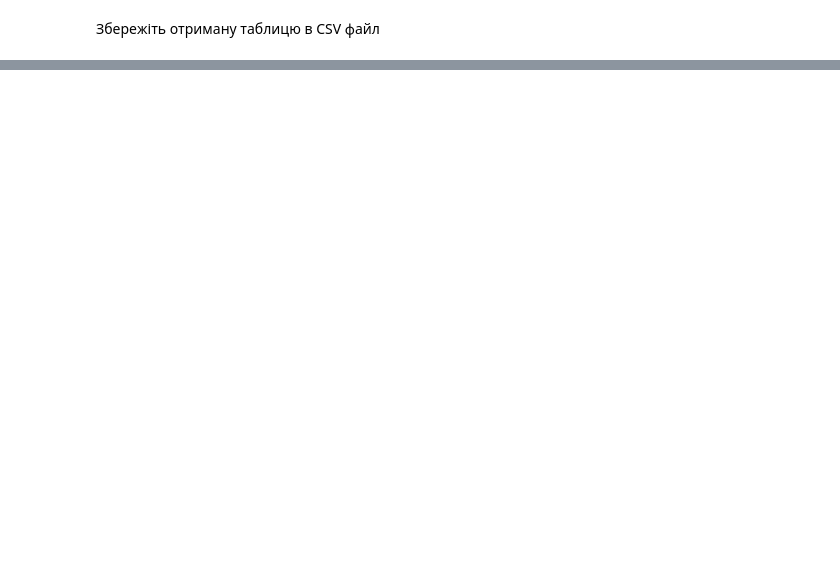
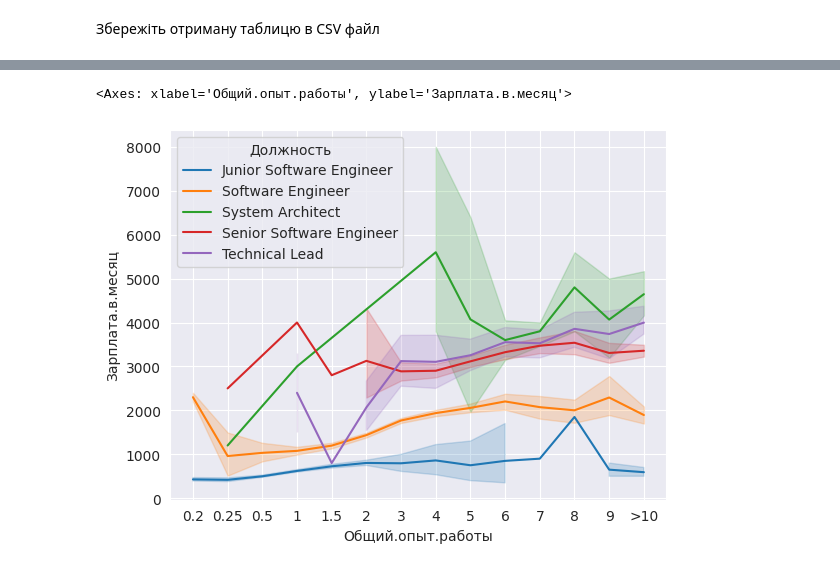
Before and after one commit to OlehVakulchyk/DataScience, a Jupyter notebook: Hw2_2.ipynb, the cells around one changed output, grey strips where cells are left out. Drawn from its saved outputs; the diff is of its cells as text; code cells hidden in the pictures; blank space fills up the shorter version.

```diff
--- a/Hw2_2.ipynb
+++ b/Hw2_2.ipynb
@@ -253,0 +299,16 @@ df11
+# %%
+import seaborn as sns
+sns.set_style("darkgrid")
+
+# Підготовка даних
+# залишаємо тільки ті "Должность", кількість яких більше 6
+df = d_s_without_nan.groupby('Должность').agg({'Зарплата.в.месяц': ['mean', 'count']}).round()
+data = d_s_without_nan[d_s_without_nan['Должность'].isin(df[df['Зарплата.в.месяц','count']>6].index)]
+# змінюємо та сортуємо дані за "Общий.опыт.работы"
+data = data.replace(to_replace={'Общий.опыт.работы':{'10 и более лет': '>10', 'меньше 3 месяцев': '0.2'}})
+data = data.sort_values('Общий.опыт.работы')
+
+sns.lineplot(x='Общий.опыт.работы', y='Зарплата.в.месяц', hue='Должность', data=data)
+# %% [output]
+<Axes: xlabel='Общий.опыт.работы', ylabel='Зарплата.в.месяц'>
+[figure, added]
```
Also changed, not shown: parts of 7 cells of this notebook.
